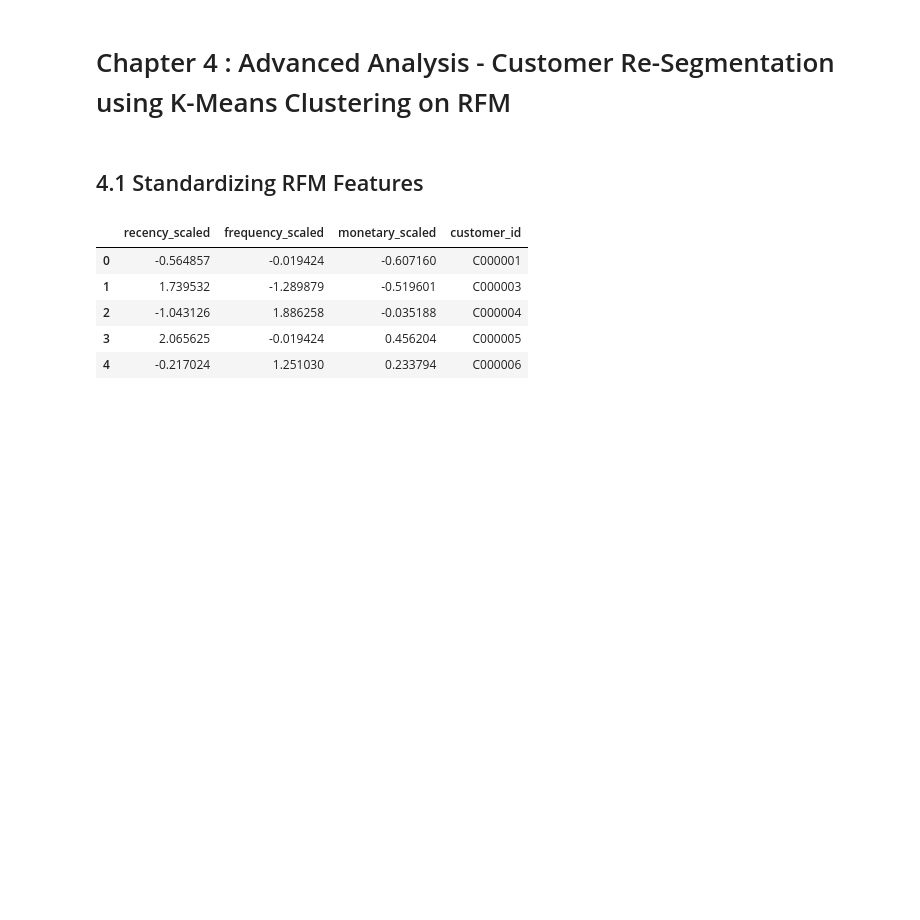
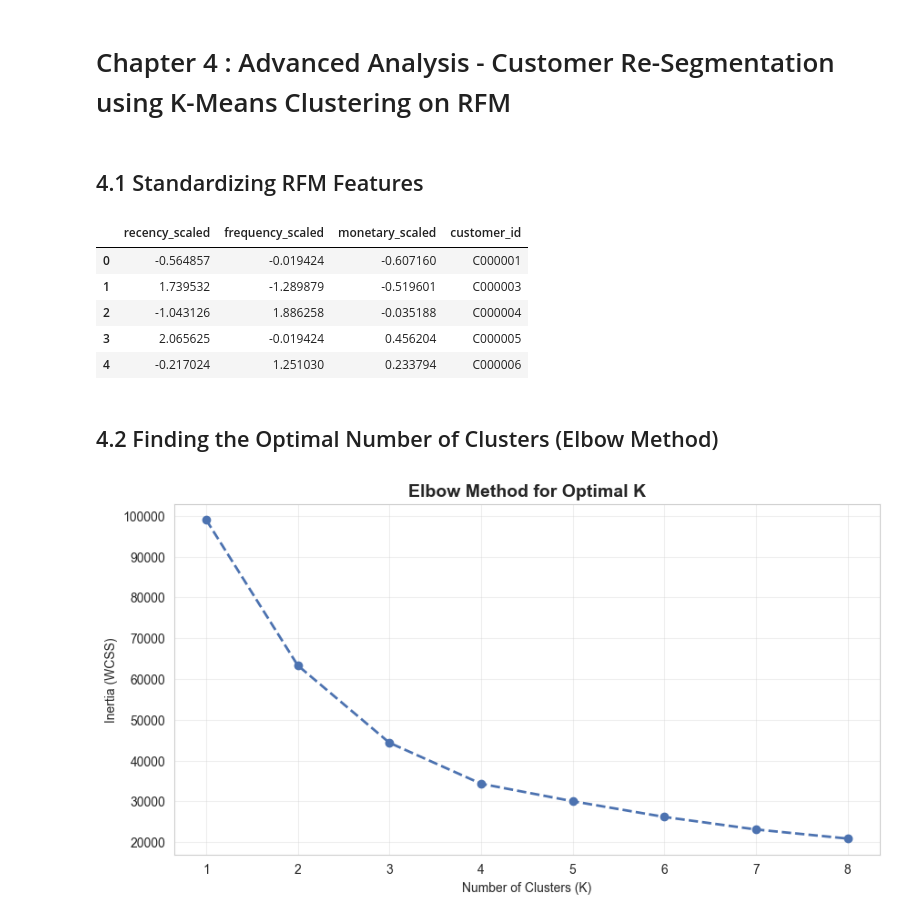
Before and after one commit to fathirrizkifadillah/Black-Friday, a Jupyter notebook: main.ipynb, the cells around one changed output. Drawn from its saved outputs; the diff is of its cells as text; code cells hidden in the pictures; blank space fills up the shorter version.

Commit message:
Elbow Method for Optimal K

```diff
--- a/main.ipynb
+++ b/main.ipynb
@@ -1397,3 +1397,35 @@ rfm_scaled.head()
 | 2 | -1.043126 | 1.886258 | -0.035188 | C000004 |
 | 3 | 2.065625 | -0.019424 | 0.456204 | C000005 |
 | 4 | -0.217024 | 1.251030 | 0.233794 | C000006 |
+# %% [markdown]
+## 4.2 Finding the Optimal Number of Clusters (Elbow Method)
+# %%
+from sklearn.cluster import KMeans
+
+# Set parameter values
+wcss = []
+k_range = range(1, 9)
+
+# Run K-Means for each K to calculate within-cluster sum of squares (WCSS)
+for k in k_range:
+    kmeans = KMeans(n_clusters=k, init='k-means++', random_state=42, n_init=10)
+    kmeans.fit(rfm_scaled[['recency_scaled', 'frequency_scaled', 'monetary_scaled']])
+    wcss.append(kmeans.inertia_)
+
+# Plot the Elbow Curve
+fig, ax = plt.subplots(figsize=(10, 5))
+ax.plot(k_range, wcss, marker='o', linestyle='--', color='#4C72B0', linewidth=2)
+ax.set_title('Elbow Method for Optimal K', fontsize=14, weight='bold')
+ax.set_xlabel('Number of Clusters (K)')
+ax.set_ylabel('Inertia (WCSS)')
+ax.set_xticks(k_range)
+ax.grid(True, alpha=0.3)
+
+# Save the plot
+os.makedirs('plots', exist_ok=True)
+filepath = os.path.join('plots', 'Elbow Method for Optimal K.png')
+plt.savefig(filepath, dpi=300, bbox_inches='tight', facecolor='white')
+
+plt.show()
+# %% [output]
+[figure, added]
```
Also changed, not shown: 1 other file.
